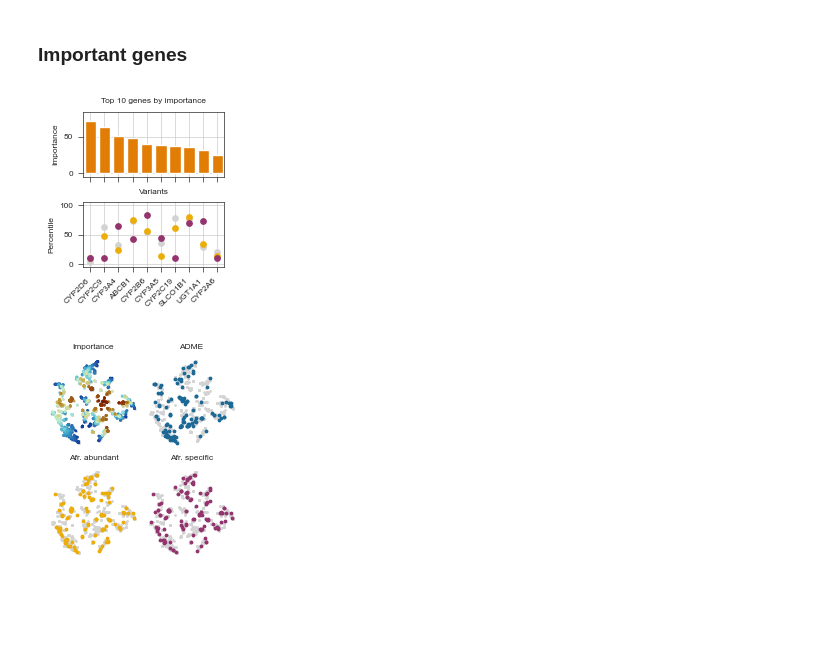
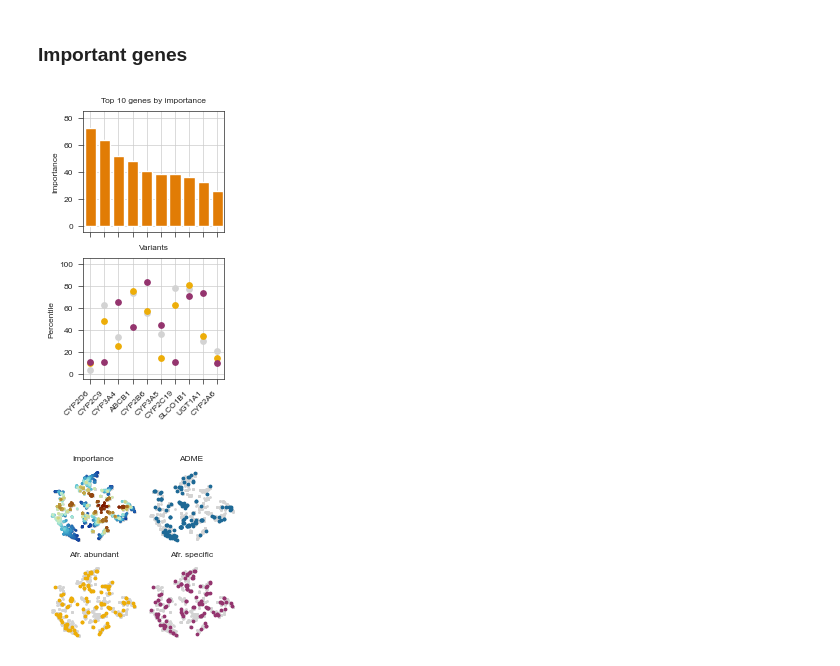
Before and after one commit to ersilia-os/pharmacogx-embeddings, a Jupyter notebook: paper/figure1_topic_modeling.ipynb, the cells around one changed output. Cells and saved outputs as stored; diff of their text form; code cells hidden in the pictures; blank space fills up the shorter version.

Commit message:
height

```diff
--- a/paper/figure1_topic_modeling.ipynb
+++ b/paper/figure1_topic_modeling.ipynb
@@ -331,39 +331,39 @@ num_genes = 10
 named_colors = stylia.colors.colors.NamedColors()
 colors = [named_colors.orange if i == 1 else named_colors.green for i in df["is_adme"]]
 
-fig, axs = stylia.create_figure(2, 1, width=TWO_COLUMNS_WIDTH*0.27, height=(0.78+1.47)*1.5)
+fig, axs = stylia.create_figure(2, 1, width=TWO_COLUMNS_WIDTH*0.27, height=(0.78+1.47)*1.15)
 ax = axs.next()
 ax.bar(x = [i for i in range(num_genes)], height = df["importance"].tolist()[:num_genes], color=colors, edgecolor="white")
 stylia.label(ax=ax, title="Top {0} genes by importance".format(num_genes), xlabel="", ylabel="Importance")
 ax.set_xticks([i for i in range(num_genes)])
 ax.set_xticklabels([])
 ax.set_ylim(-5, 85)
 ax.set_xlim(-0.5, num_genes-0.5)
 plt.tight_layout()
 
 ax = axs.next()
 for i, v in enumerate(df[["gene_name", "total_variants_perc"]].values[:num_genes]):
     ax.scatter([i], [v[1]], color=named_colors.gray, s=15)
 for i, v in enumerate(df[["gene_name", "afr_abundant_variants_perc"]].values[:num_genes]):
     ax.scatter([i], [v[1]], color=named_colors.yellow, s=15)
 for i, v in enumerate(df[["gene_name", "afr_specific_variants_perc"]].values[:num_genes]):
     ax.scatter([i], [v[1]], color=named_colors.purple, s=15)
 
 ax.set_xticks([i for i in range(num_genes)])
 ax.set_xticklabels(df["gene_name"].tolist()[:num_genes], rotation=45, ha="right")
 
 ax.set_ylim(-5, 105)
 ax.set_xlim(-0.5, num_genes-0.5)
 stylia.label(ax=ax, title="Variants".format(num_genes), xlabel="", ylabel="Percentile")
 
 plt.tight_layout()
 
 stylia.save_figure("assets/top_signature_genes_with_variants.png")
 stylia.save_figure("assets/top_signature_genes_with_variants.pdf")
 # %% [output]
-[figure, old version]
+[figure, new version]
 # %%
-fig, axs = stylia.create_figure(2, 2, width=TWO_COLUMNS_WIDTH*0.25*1.15, height=TWO_COLUMNS_WIDTH*0.28*1.15)
+fig, axs = stylia.create_figure(2, 2, width=TWO_COLUMNS_WIDTH*0.25*1.15, height=TWO_COLUMNS_WIDTH*0.28*15)
 
 ax = axs.next()
 x = df["proj_x"]
@@ -423,4 +423,4 @@ plt.tight_layout()
 stylia.save_figure("assets/signature_genes_map.png")
 stylia.save_figure("assets/signature_genes_map.pdf")
 # %% [output]
-[figure, old version]
+[figure, new version]
```
Also changed, not shown: 4 other files.
